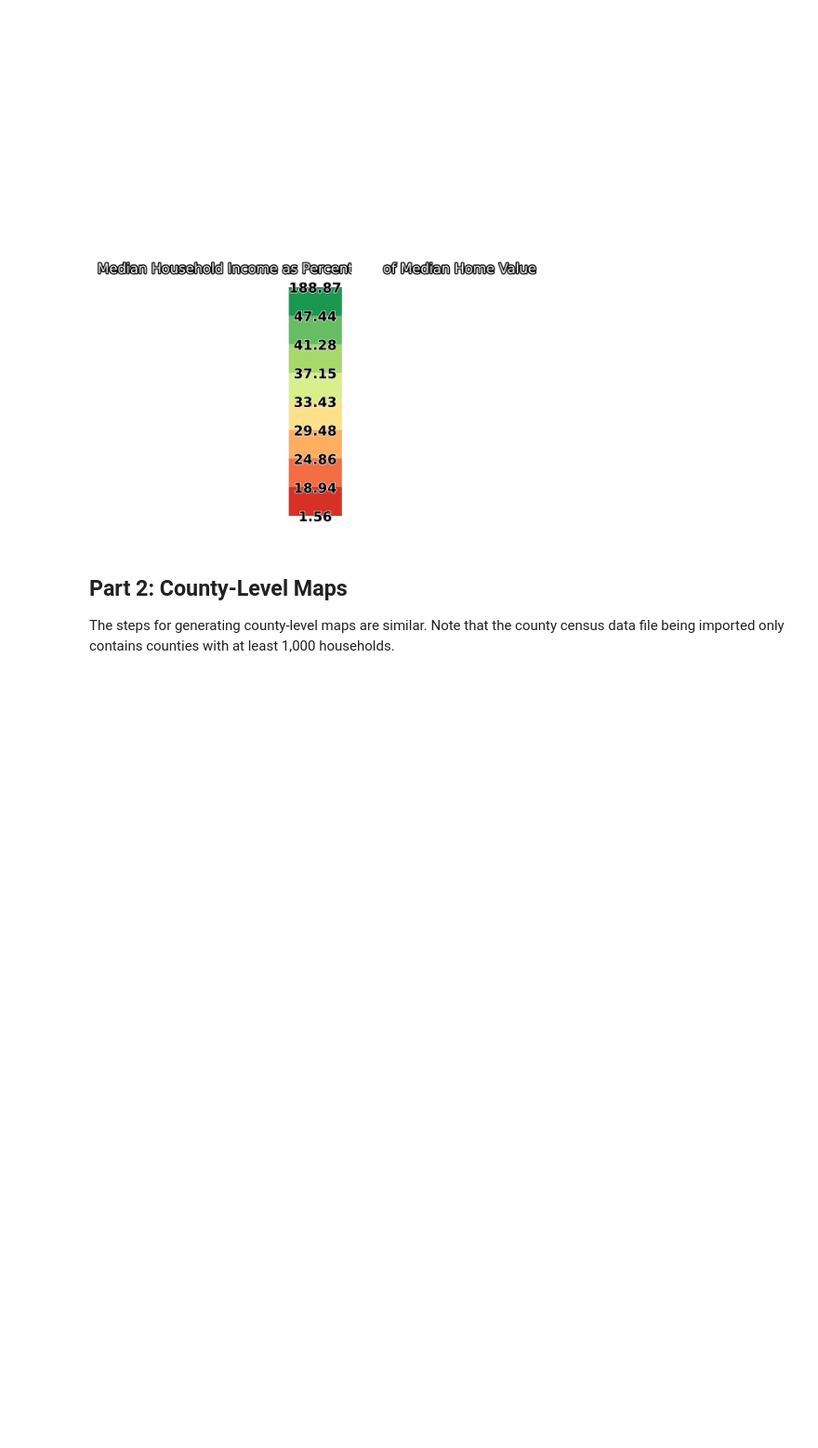
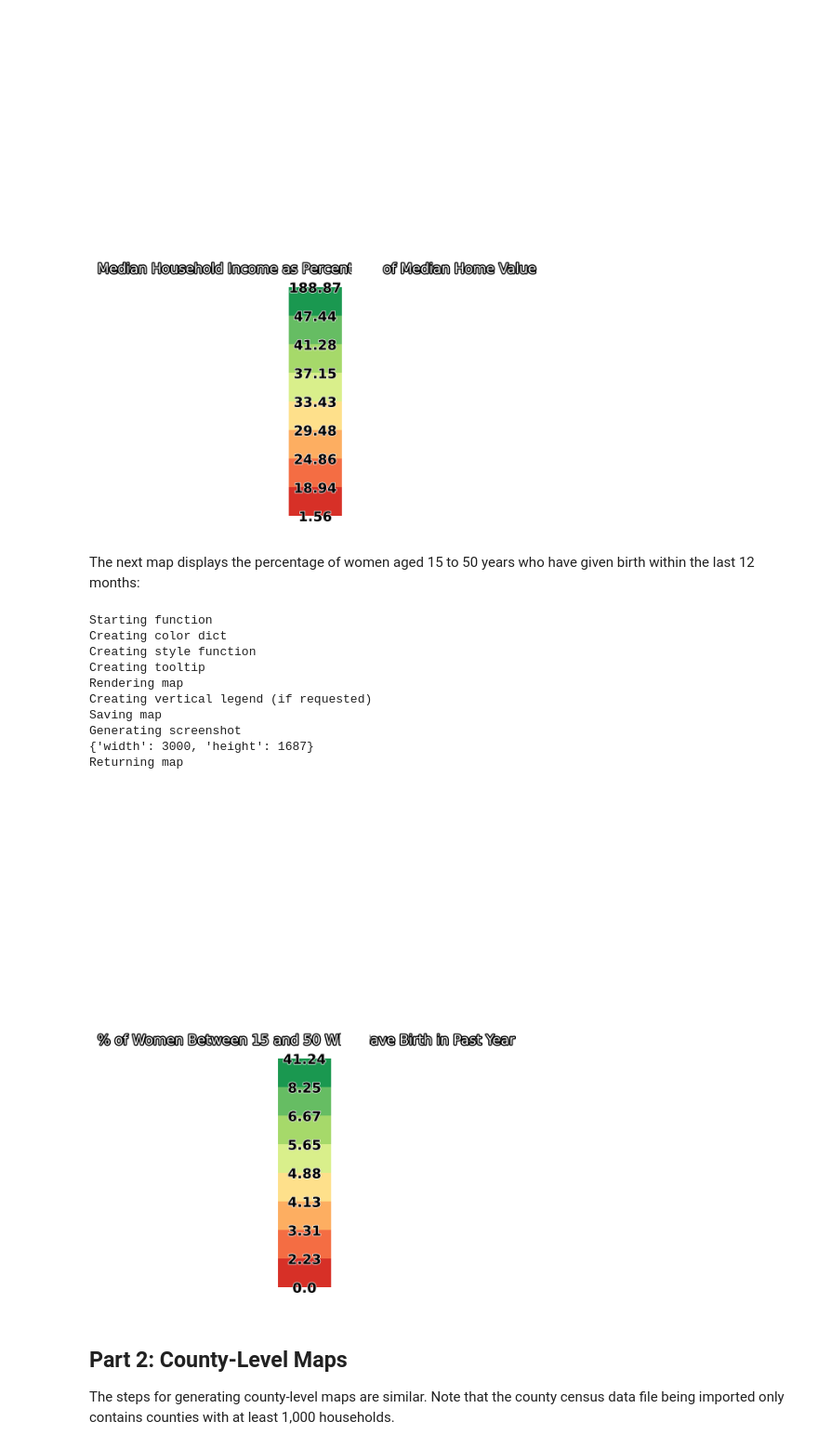
Before and after one commit to kburchfiel/census_folium_tutorial, a Jupyter notebook: census_folium_tutorial_v7.ipynb, the cells around one changed output. Shown at 93% size. Drawn from its saved outputs; the diff is of its cells as text; code cells hidden in the pictures; blank space fills up the shorter version.

```diff
--- a/census_folium_tutorial_v7.ipynb
+++ b/census_folium_tutorial_v7.ipynb
@@ -232,6 +232,34 @@ zip_median_income_vs_home_val_map = census_folium_viewer.generate_map(
 # %% [output]
 {'width': 3000, 'height': 1687}
 [figure]
+# %% [markdown]
+The next map displays the percentage of women aged 15 to 50 years who have given birth within the last 12 months:
+# %%
+zip_birthrate_map = census_folium_viewer.generate_map(
+    merged_data_table = zip_and_census_table,
+    shape_feature_name = 'NAME',
+    data_variable = "Proportion_of_women_15_to_50_y/o_who_gave_birth_in_past_year", feature_text = 'Zip Code',
+    data_variable_text = '% of Women Between 15 and 50 Who Gave Birth in Past Year',
+    popup_variable_text = 'Percentage',
+    variable_decimals = 2,
+    map_name = f'zip_pct_giving_birth_acs5_{acs_year}',
+    fill_color = 'RdYlGn',
+    html_save_path = html_save_path,
+    screenshot_save_path = 'census_folium_map_screenshots',
+    bin_type = 'percentiles', rows_to_map = 0, multiply_data_by = 100,
+    vertical_legend = True, debug = True)
+# %% [output]
+Starting function
+Creating color dict
+Creating style function
+Creating tooltip
+Rendering map
+Creating vertical legend (if requested)
+Saving map
+Generating screenshot
+{'width': 3000, 'height': 1687}
+Returning map
+[figure, added]
 # %%
 # zip_married_couples_with_children_map
 # %% [markdown]
```
Also changed, not shown: parts of 6 cells of this notebook, 58 other files.
